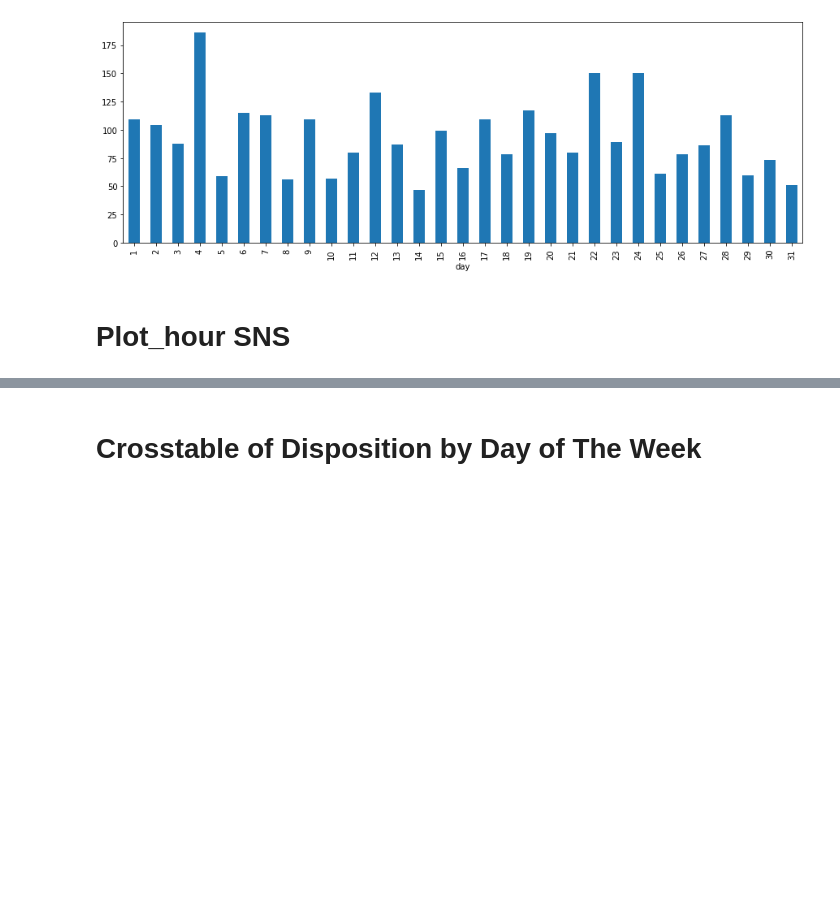
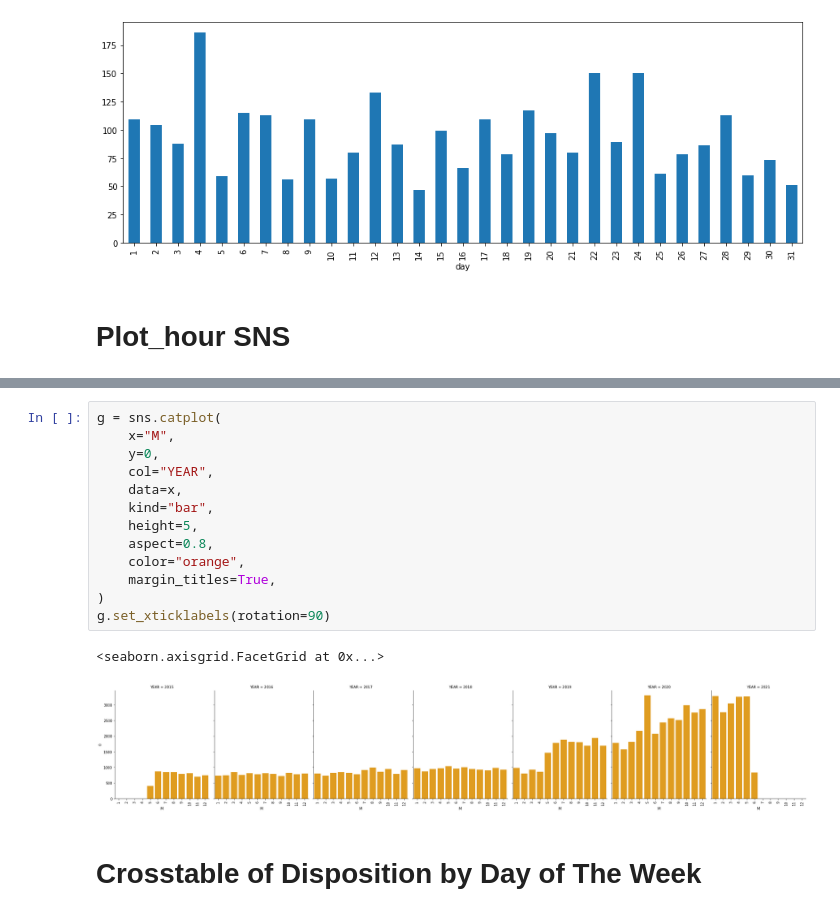
Before and after one commit to msenosain/spd-use-of-force_DS4A, a Jupyter notebook: notebooks/10_EDA_crisis.ipynb, the cells around one changed output, grey strips where cells are left out. Saved outputs shown, nothing was run; the diff lists cells and outputs as text; blank space fills up the shorter version.

Commit message:
Update 10_EDA_crisis.ipynb
sns.catplot added/fixed

```diff
--- a/notebooks/10_EDA_crisis.ipynb
+++ b/notebooks/10_EDA_crisis.ipynb
@@ -427,3 +464,19 @@ plot.map_dataframe(sns.barplot, x= 'M', y= 0)
+# %%
+g = sns.catplot(
+    x="M",
+    y=0,
+    col="YEAR",
+    data=x,
+    kind="bar",
+    height=5,
+    aspect=0.8,
+    color="orange",
+    margin_titles=True,
+)
+g.set_xticklabels(rotation=90)
+# %% [output]
+<seaborn.axisgrid.FacetGrid at 0x...>
+[figure, added]
 # %% [markdown]
 # Crosstable of Disposition by Day of The Week
 # %%
```
Also changed, not shown: parts of 23 cells of this notebook.
